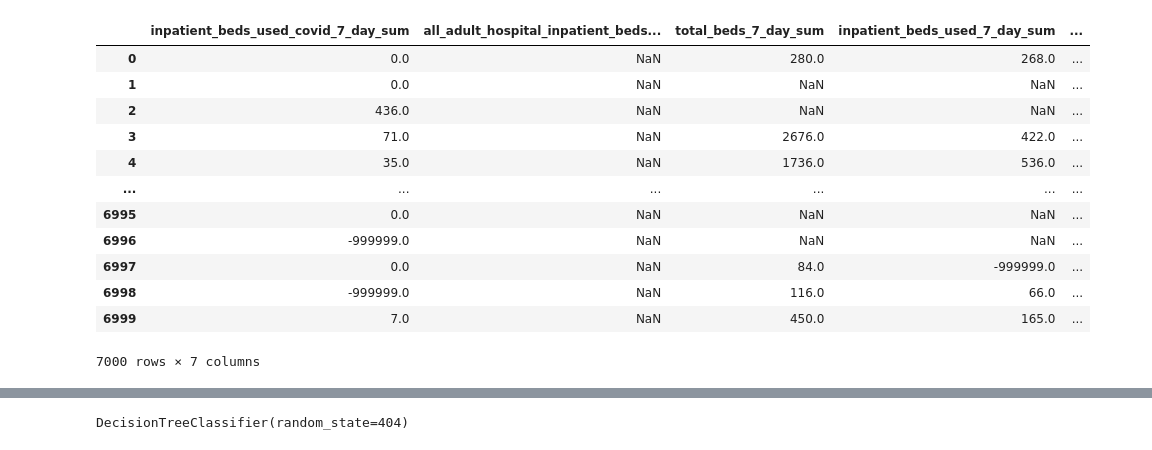
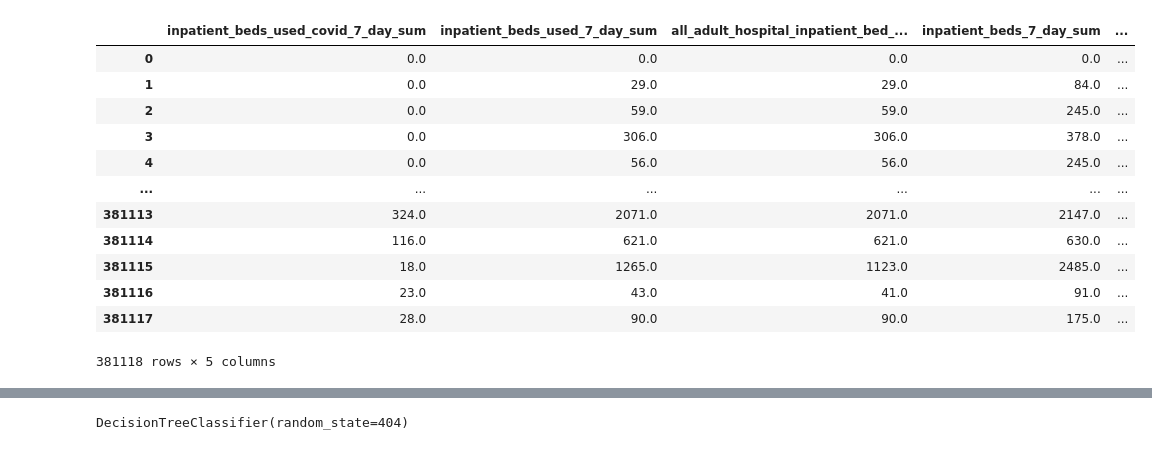
Before and after one commit to Vespacian/Analysis-of-COVID-19, a Jupyter notebook: bootstrap.ipynb, the cells around one changed output, grey strips where cells are left out. Cells and saved outputs as stored; diff of their text form; code cells hidden in the pictures.

```diff
--- a/bootstrap.ipynb
+++ b/bootstrap.ipynb
@@ -15,6 +15,6 @@ from sklearn.tree import DecisionTreeClassifier
 %matplotlib inline
 import plotnine as p9
 # %%
-data = pd.read_csv("COVID-19_Reported_Patient_Impact_and_Hospital_Capacity_by_Facility.csv").head(7000)
+data = pd.read_csv('cleanV5.csv').head(400000)
 data.head()
 # %% [output]
@@ -32,28 +45,26 @@ def ifZero(x):
     return x
 # %%
 sliced = data[['inpatient_beds_used_covid_7_day_sum',
-
-                'all_adult_hospital_inpatient_beds_7_day_sum',
-                'total_beds_7_day_sum',
-                'inpatient_beds_used_7_day_sum', 'inpatient_beds_7_day_sum',
-
-                'previous_day_admission_adult_covid_confirmed_7_day_sum',
-                'previous_day_admission_adult_covid_suspected_7_day_sum']]
+               'inpatient_beds_used_7_day_sum',
+               'all_adult_hospital_inpatient_bed_occupied_7_day_sum',
+               'inpatient_beds_7_day_sum',
+               'previous_day_admission_adult_covid_confirmed_7_day_sum',
+               ]]
 sliced
 # %% [output]
-|  | inpatient_beds_used_covid_7_day_sum | all_adult_hospital_inpatient_beds... | total_beds_7_day_sum | inpatient_beds_used_7_day_sum | ... |
-| 0 | 0.0 | NaN | 280.0 | 268.0 | ... |
-| 1 | 0.0 | NaN | NaN | NaN | ... |
-| 2 | 436.0 | NaN | NaN | NaN | ... |
-| 3 | 71.0 | NaN | 2676.0 | 422.0 | ... |
-| 4 | 35.0 | NaN | 1736.0 | 536.0 | ... |
+|  | inpatient_beds_used_covid_7_day_sum | inpatient_beds_used_7_day_sum | all_adult_hospital_inpatient_bed_... | inpatient_beds_7_day_sum | ... |
+| 0 | 0.0 | 0.0 | 0.0 | 0.0 | ... |
+| 1 | 0.0 | 29.0 | 29.0 | 84.0 | ... |
+| 2 | 0.0 | 59.0 | 59.0 | 245.0 | ... |
+| 3 | 0.0 | 306.0 | 306.0 | 378.0 | ... |
+| 4 | 0.0 | 56.0 | 56.0 | 245.0 | ... |
 | ... | ... | ... | ... | ... | ... |
-| 6995 | 0.0 | NaN | NaN | NaN | ... |
-| 6996 | -999999.0 | NaN | NaN | NaN | ... |
-| 6997 | 0.0 | NaN | 84.0 | -999999.0 | ... |
-| 6998 | -999999.0 | NaN | 116.0 | 66.0 | ... |
-| 6999 | 7.0 | NaN | 450.0 | 165.0 | ... |
+| 381113 | 324.0 | 2071.0 | 2071.0 | 2147.0 | ... |
+| 381114 | 116.0 | 621.0 | 621.0 | 630.0 | ... |
+| 381115 | 18.0 | 1265.0 | 1123.0 | 2485.0 | ... |
+| 381116 | 23.0 | 43.0 | 41.0 | 91.0 | ... |
+| 381117 | 28.0 | 90.0 | 90.0 | 175.0 | ... |
-7000 rows × 7 columns
+381118 rows × 5 columns
 # %%
 psliced = sliced.dropna()
 psliced= psliced.applymap(lambda x: ifZero(x))
```
Also changed, not shown: parts of 7 cells of this notebook.
